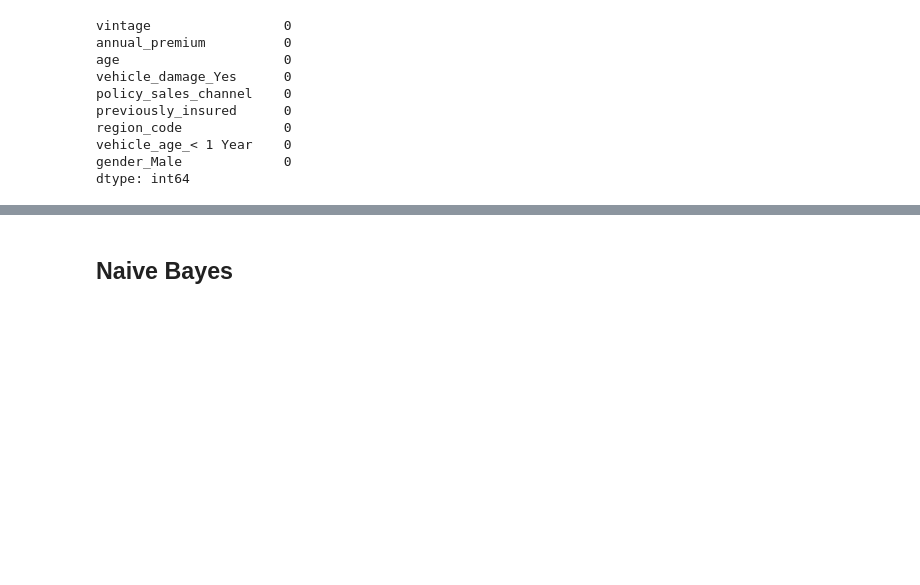
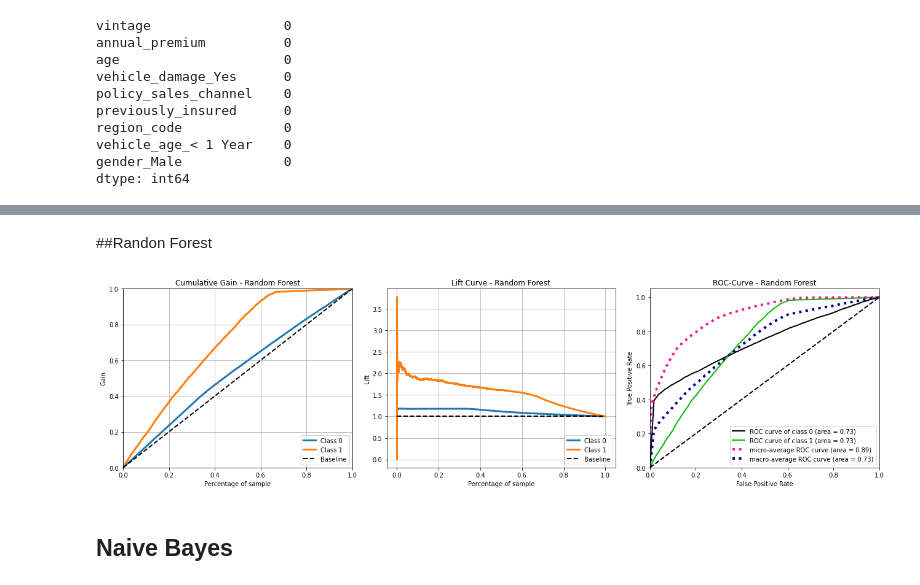
Before and after one commit to tuanymariiah/IsuranceAll, a Jupyter notebook: Health_Insurance_Cross_Sell.ipynb, the cells around one changed output, grey strips where cells are left out. Saved outputs shown, nothing was run; the diff lists cells and outputs as text; code cells hidden in the pictures; blank space fills up the shorter version.

```diff
--- a/Health_Insurance_Cross_Sell.ipynb
+++ b/Health_Insurance_Cross_Sell.ipynb
@@ -681,3 +693,31 @@ plt.tight_layout()
+# %% [markdown]
+##Randon Forest
+# %%
+# Model Definition
+rf_model = en.RandomForestClassifier(random_state=42)
+
+# training model
+rf_model.fit(x_train, y_train)
+
+# model prediction
+yhat_rf = rf_model.predict_proba(x_val)
+
+####
+
+fig, axs = plt.subplots(ncols= 3, figsize = (18,5))
+
+# cumulative gain - Metric for sorting problem
+skplt.metrics.plot_cumulative_gain(y_validation, yhat_rf, ax=axs[0],title='Cumulative Gain - Random Forest');
+
+# Lift Curve
+skplt.metrics.plot_lift_curve(y_validation, yhat_rf, ax=axs[1],title='Lift Curve - Random Forest');
+
+# Roc Curve
+skplt.metrics.plot_roc(y_validation, yhat_rf, ax=axs[2], title='ROC-Curve - Random Forest');
+
+plt.tight_layout()
+# %% [output]
+[figure, added]
 # %% [markdown]
 ## Naive Bayes
 # %%
```
Also changed, not shown: parts of 20 cells of this notebook.
